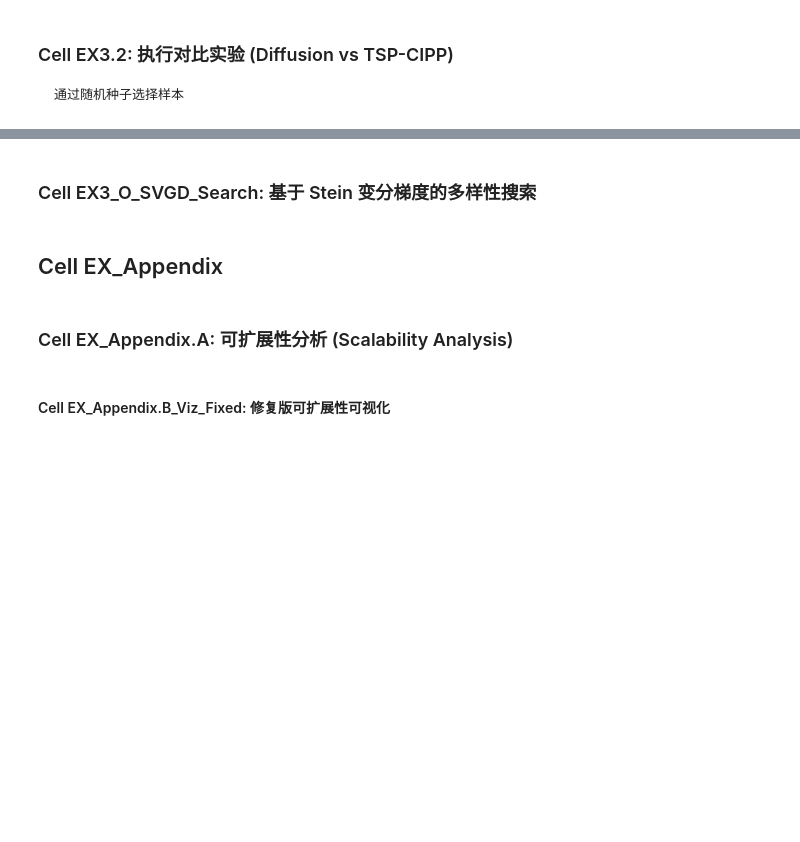
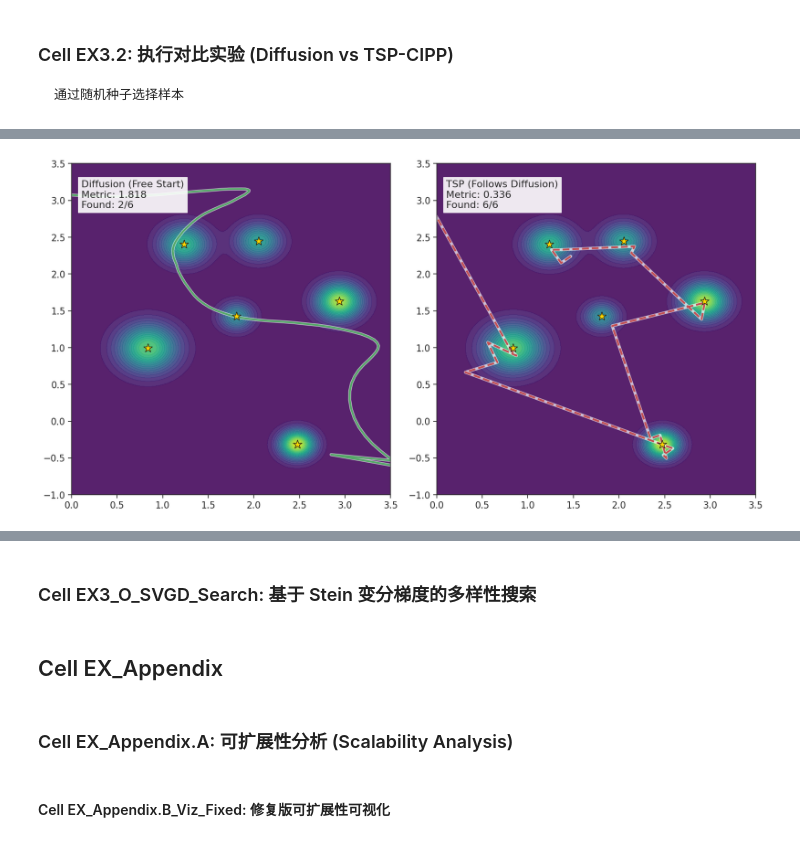
Before and after one commit to Islehecha/Diffusion-Ergodic-wandb, a Jupyter notebook: diffusion_ergodic/diffusion_ergodic Experiments.iPynb, the cells around one changed output, grey strips where cells are left out. Drawn from its saved outputs; the diff is of its cells as text; code cells hidden in the pictures; blank space fills up the shorter version.

```diff
--- a/diffusion_ergodic/diffusion_ergodic Experiments.iPynb
+++ b/diffusion_ergodic/diffusion_ergodic Experiments.iPynb
@@ -5725,24 +5764,62 @@ STRONG_GUIDANCE = 1.0
 torch.manual_seed(CURRENT_SEED)
 np.random.seed(CURRENT_SEED)
 
-# 生成环境
-env_gen = MockSearchEnvironment(size=100, x_bounds=(0, 3.5), y_bounds=(-1, 3.5))
-heatmap, peaks = env_gen.generate_map(num_peaks=15, intensity_scale=1.0)
-heatmap = heatmap.to('cuda').float()
+# # 生成环境
+# env_gen = MockSearchEnvironment(size=100, x_bounds=(0, 3.5), y_bounds=(-1, 3.5))
+# heatmap, peaks = env_gen.generate_map(num_peaks=15, intensity_scale=1.0)
+# heatmap = heatmap.to('cuda').float()
 
-# ==========================================
-# [关键修改] 在这里插入归一化代码！
-# ==========================================
-print(f"🔧 归一化前 Heatmap Sum: {heatmap.sum().item():.2f}")
+# # ==========================================
+# # [关键修改] 在这里插入归一化代码！
+# # ==========================================
+# print(f"🔧 归一化前 Heatmap Sum: {heatmap.sum().item():.2f}")
+# if heatmap.sum() > 1e-6:
+#     heatmap = heatmap / heatmap.sum()
+# print(f"✅ 归一化后 Heatmap Sum: {heatmap.sum().item():.2f}")
+# # ==========================================
+
+# if isinstance(peaks, torch.Tensor):
+#     peaks_np = peaks.cpu().numpy()
+# else:
+#     peaks_np = np.array(peaks)
+
+# 从测试集取样本作为信息图（通过随机种子选样本）
+if 'loader' not in globals():
+    loader = val_loader
+np.random.seed(CURRENT_SEED)
+dataset_idx = int(np.random.randint(0, len(loader.dataset)))
+sample = loader.dataset[dataset_idx]
+print(f"📊 使用测试集样本 idx={dataset_idx} 作为信息图")
+
+# 重建热力图：有 rebuild_heatmap_from_gaussian_params 则用，否则用 distribution 插值到 100x100
+if 'rebuild_heatmap_from_gaussian_params' in globals() and 'gaussian_params' in sample:
+    GX, GY, viz_map = rebuild_heatmap_from_gaussian_params(sample, resolution=100)
+    heatmap = torch.as_tensor(viz_map, device='cuda', dtype=torch.float32)
+    # 从样本中提取搜索目标（高斯中心），只取前 n_gaussians 个
+    gp = sample["gaussian_params"]
+    centers = gp["centers"]
+    centers_np = centers.cpu().numpy() if torch.is_tensor(centers) else np.array(centers)
+    n_g = gp["n_gaussians"]
+    n_g = int(n_g.item() if torch.is_tensor(n_g) else n_g)
+    peaks_np = centers_np[:n_g] if n_g > 0 else np.empty((0, 2))
+else:
+    dist_small = sample["distribution"].squeeze().float()
+    if dist_small.dim() == 2:
+        heatmap = torch.nn.functional.interpolate(
+            dist_small.unsqueeze(0).unsqueeze(0), size=(100, 100), mode='bilinear', align_corners=False
+        ).squeeze().to('cuda')
+    else:
+        heatmap = torch.nn.functional.interpolate(
+            dist_small.unsqueeze(0).unsqueeze(0), size=(100, 100), mode='bilinear', align_corners=False
+        ).squeeze().to('cuda')
+
 if heatmap.sum() > 1e-6:
     heatmap = heatmap / heatmap.sum()
-print(f"✅ 归一化后 Heatmap Sum: {heatmap.sum().item():.2f}")
-# ==========================================
+print(f"✅ 信息图 Heatmap Sum: {heatmap.sum().item():.2f}")
 
-if isinstance(peaks, torch.Tensor):
-    peaks_np = peaks.cpu().numpy()
-else:
-    peaks_np = np.array(peaks)
+env_gen = MockSearchEnvironment(size=100, x_bounds=(0, 3.5), y_bounds=(-1, 3.5))
+# peaks_np = np.array([])
+# peaks_np = np.empty((0, 2))   # 无峰时保持 (0, 2)，避免后面 peaks_np[:, 0] 越维
 
 # TSP 准备
 dummy_dist = type('obj', (object,), {'p': lambda x: 0.5})
@@ -5774,7 +5851,7 @@ encoder_inputs = {
     'robot_state': robot_state_norm,
     'gaussian_packed': padded_proxy,
     'gaussian_padding_mask': padding_mask,
-    'gamma': torch.tensor([0.0001], device='cuda').view(1, 1)
+    'gamma': torch.tensor([0.1], device='cuda').view(1, 1)
 }
 
 # ==========================================
@@ -5816,15 +5893,33 @@ with torch.no_grad():
         diffusion_steps=50,
         dpm_solver_params={'correcting_xt_fn': corr_xt}
     )
+#     raw_traj = raw_traj_flat.view(1, 101, 4)
+
+# # 清洗轨迹
+# traj_diff = smart_clean_trajectory(raw_traj.cpu().numpy()[0], multiplier=8.0)
     raw_traj = raw_traj_flat.view(1, 101, 4)
 
-    # [关键修改] 不再强制覆盖起点！
-    # raw_traj[:, 0, :] = rs_phys <--- 删掉这一行
+    # 和之前一样进行反归一化（使用轨迹统计量 TM_STAT / TS_STAT）
+    if 'TM_STAT' not in globals() or 'TS_STAT' not in globals():
+        if hasattr(robust_diff_solver.model.config, 'normalizer'):
+            n = robust_diff_solver.model.config.normalizer
+            if hasattr(n, 'trajectories'):
+                TM_STAT = torch.as_tensor(n.trajectories.mean, device='cuda', dtype=torch.float32).view(1, 1, 4)
+                TS_STAT = torch.as_tensor(n.trajectories.std, device='cuda', dtype=torch.float32).view(1, 1, 4)
+            elif hasattr(n, 'actions'):
+                TM_STAT = torch.as_tensor(n.actions.mean, device='cuda', dtype=torch.float32).view(1, 1, 4)
+                TS_STAT = torch.as_tensor(n.actions.std, device='cuda', dtype=torch.float32).view(1, 1, 4)
+            else:
+                TM_STAT = torch.tensor([[1.75, 1.25, 0., 0.]], device='cuda').view(1, 1, 4)
+                TS_STAT = torch.tensor([[1., 1., 1., 1.]], device='cuda').view(1, 1, 4)
+        else:
+            TM_STAT = torch.tensor([[1.75, 1.25, 0., 0.]], device='cuda').view(1, 1, 4)
+            TS_STAT = torch.tensor([[1., 1., 1., 1.]], device='cuda').view(1, 1, 4)
+    raw_traj_phys = raw_traj * TS_STAT + TM_STAT
 
+# 清洗轨迹（在物理空间上）
+traj_diff = smart_clean_trajectory(raw_traj_phys.cpu().numpy()[0], multiplier=8.0)
 
-
-# 清洗轨迹
-traj_diff = smart_clean_trajectory(raw_traj.cpu().numpy()[0], multiplier=8.0)
 
 # 简单平滑
 def simple_smooth(traj):
@@ -5918,3 +6013,4 @@ def plot_final(ax, traj, title, metric, found, is_tsp):
 plot_final(axes[0], traj_diff_eval, "Diffusion (Free Start)", score_diff, n_found_diff, False)
 plot_final(axes[1], traj_tsp_eval, "TSP (Follows Diffusion)", score_tsp, n_found_tsp, True)
 plt.tight_layout(); plt.show()
+# %% [output]
@@ -5920,0 +6035 @@ plt.tight_layout(); plt.show()
+[figure, added]
```
Also changed, not shown: parts of 10 cells of this notebook, 2 other files.
